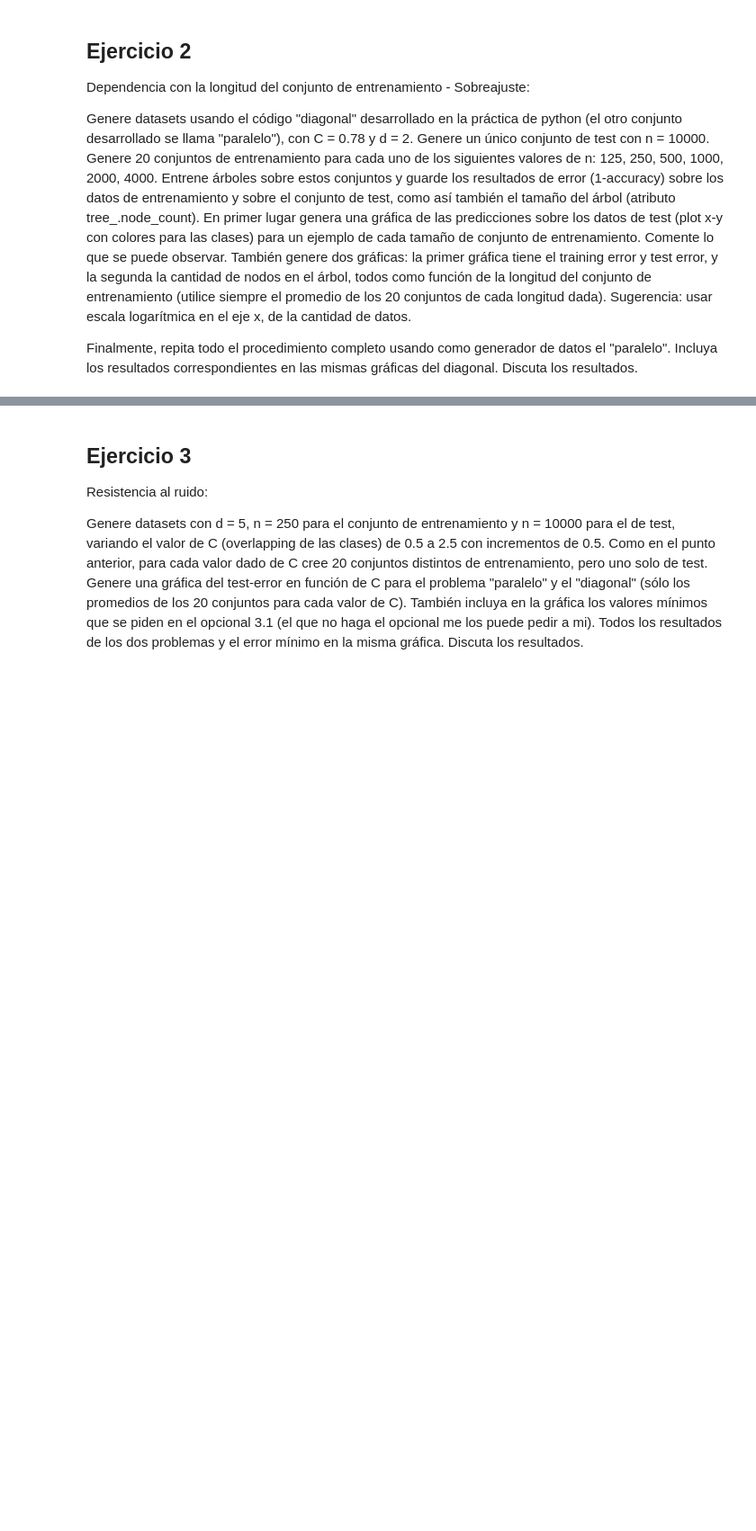
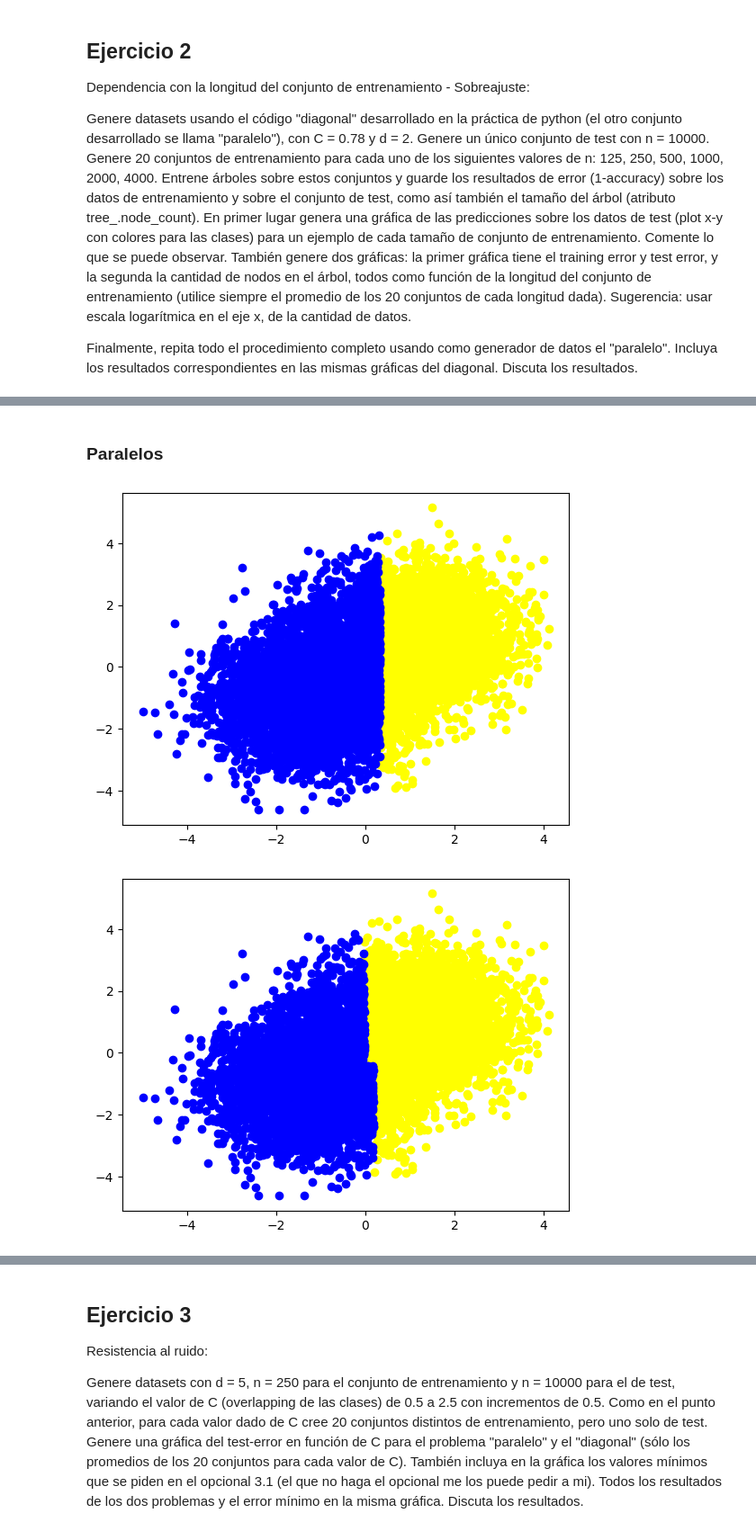
Before and after one commit to Martin-Binner/IA, a Jupyter notebook: ML/IIA24_ML_Generacion.ipynb, the cells around one changed output, grey strips where cells are left out. Shown at 90% size. Cells and saved outputs as stored; diff of their text form; code cells hidden in the pictures; blank space fills up the shorter version.

```diff
--- a/ML/IIA24_ML_Generacion.ipynb
+++ b/ML/IIA24_ML_Generacion.ipynb
@@ -386,0 +387,16 @@ printEscLog(nValues, promNodes, 'Count nodes')
+# %% [markdown]
+### Paralelos
+# %%
+nValues = [125, 250, 500, 1000, 2000, 4000]
+countSets = 20
+
+# Diagonales
+nParalel, nParalelErr, testParalel = generatorDataTree(paralelas, nValues, countSets)
+# %%
+for n in nValues:
+    (_,trees) = nParalel[n]
+    plotTest = comparationDataFrame(np.array(testDiag['input'].tolist()), trees[0])
+    printData(plotTest)
+# %% [output]
+[figure, added]
+[figure, added]
```
Also changed, not shown: parts of 24 cells of this notebook.
